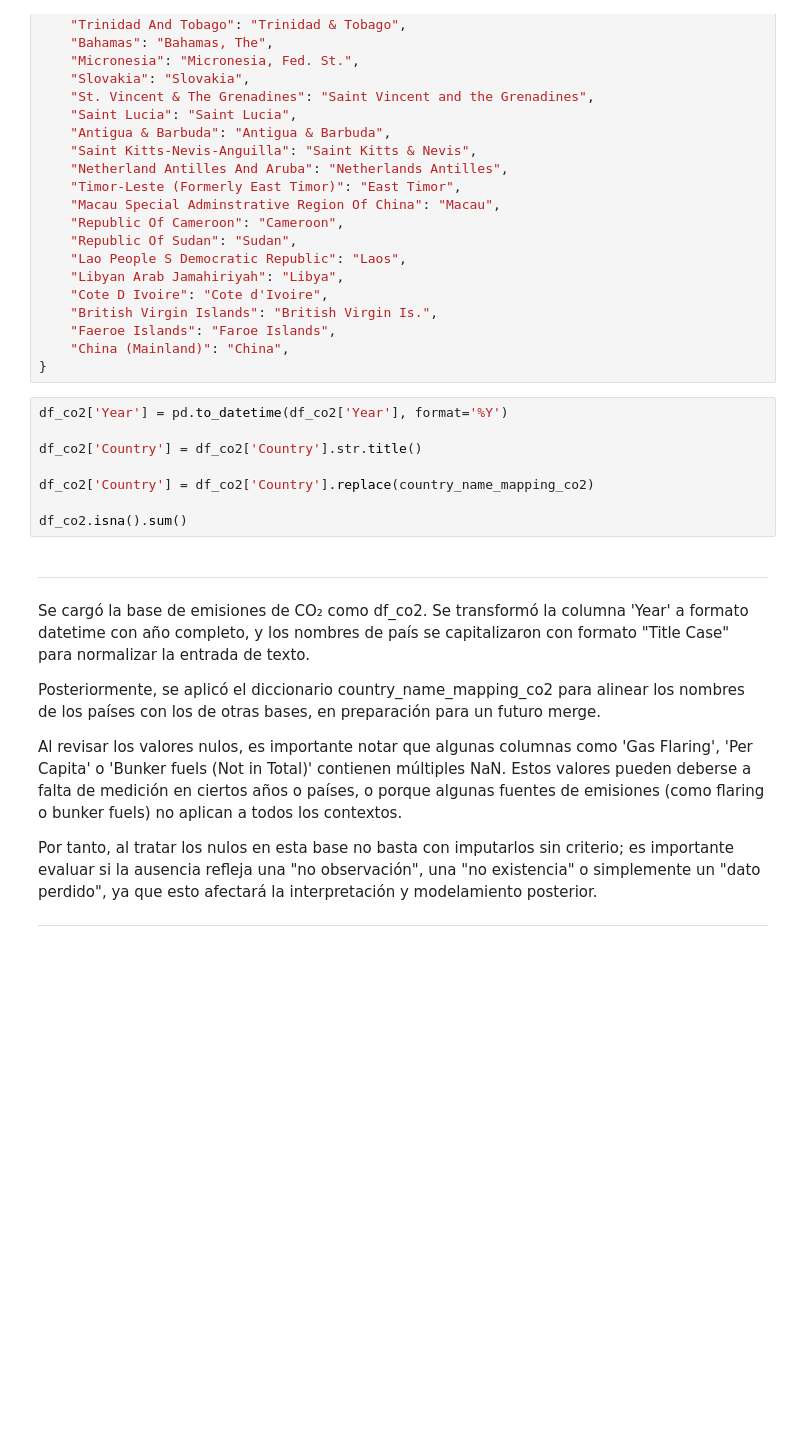
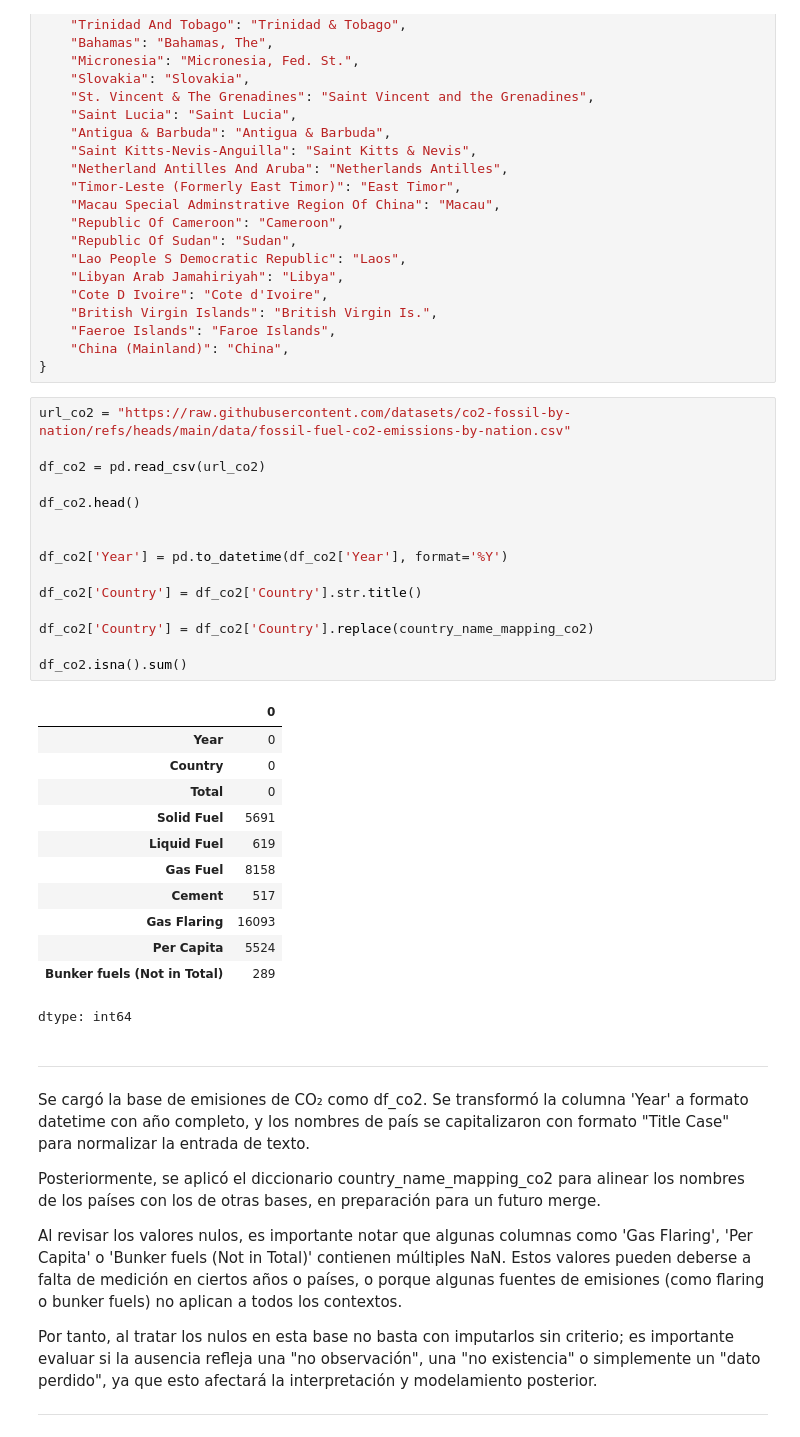
Before and after one commit to macarenaramirez21/Macarena-Ramirez-EAE3709-, a Jupyter notebook: Tarea_1.ipynb, the cells around one changed output. Drawn from its saved outputs; the diff is of its cells as text; blank space fills up the shorter version.

```diff
--- a/Tarea_1.ipynb
+++ b/Tarea_1.ipynb
@@ -982,13 +1121,33 @@ country_name_mapping_co2 = {
     "China (Mainland)": "China",
 }
 # %%
+url_co2 = "https://raw.githubusercontent.com/datasets/co2-fossil-by-nation/refs/heads/main/data/fossil-fuel-co2-emissions-by-nation.csv"
+
+df_co2 = pd.read_csv(url_co2)
+
+df_co2.head()
+
+
 df_co2['Year'] = pd.to_datetime(df_co2['Year'], format='%Y')
 
 df_co2['Country'] = df_co2['Country'].str.title()
 
 df_co2['Country'] = df_co2['Country'].replace(country_name_mapping_co2)
 
 df_co2.isna().sum()
+# %% [output]
+|  | 0 |
+| Year | 0 |
+| Country | 0 |
+| Total | 0 |
+| Solid Fuel | 5691 |
+| Liquid Fuel | 619 |
+| Gas Fuel | 8158 |
+| Cement | 517 |
+| Gas Flaring | 16093 |
+| Per Capita | 5524 |
+| Bunker fuels (Not in Total) | 289 |
+dtype: int64
 # %% [markdown]
 
 
```
Also changed, not shown: parts of 17 cells of this notebook, 2 other files.
